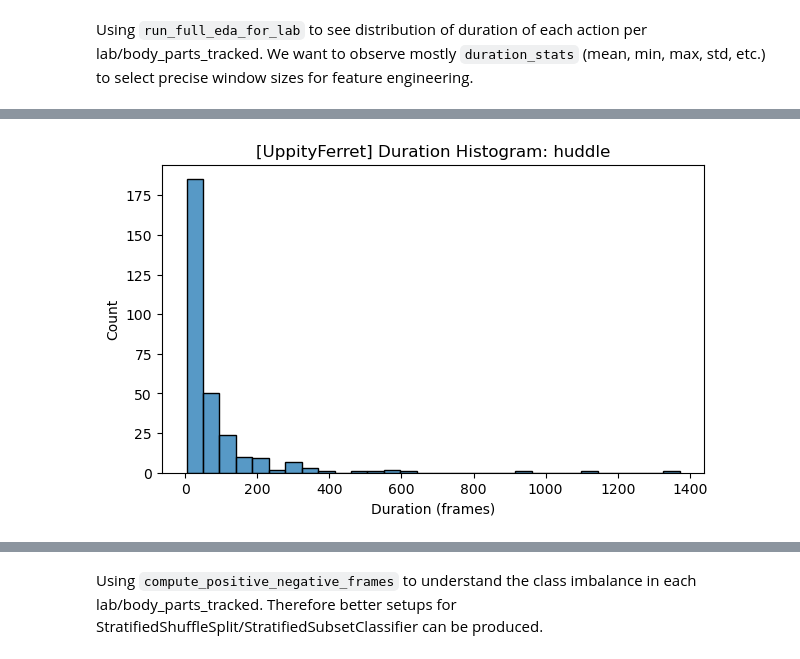
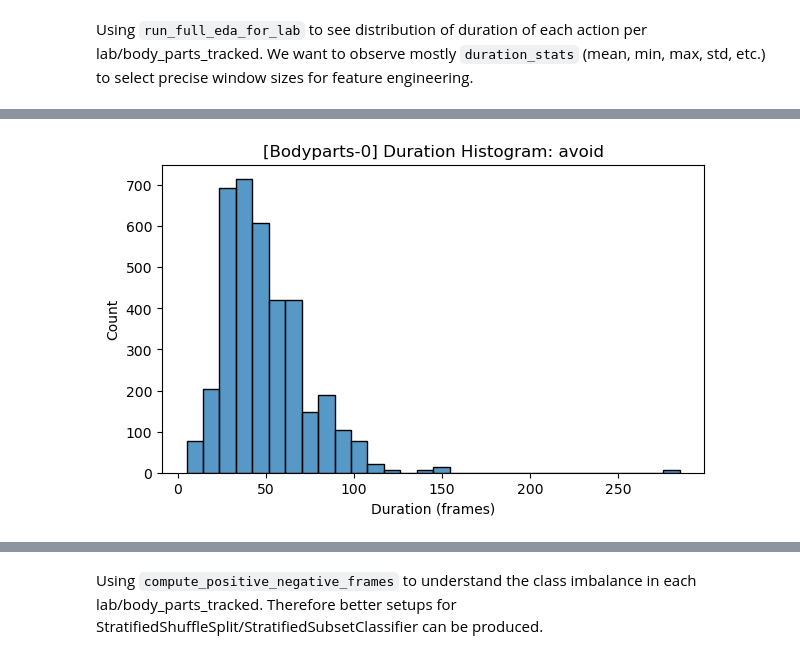
Before and after one commit to VanVu1306/social-action-recognition-in-mice, a Jupyter notebook: observe.ipynb, the cells around one changed output, grey strips where cells are left out. Drawn from its saved outputs; the diff is of its cells as text; code cells hidden in the pictures.

```diff
--- a/observe.ipynb
+++ b/observe.ipynb
@@ -232,5 +253,5 @@ bodyparts_combinations
 # %%
-def load_annotations_for_lab(annotation_root, lab_name):
+def load_annotations_for_lab(annotation_root, lab_name, body_parts_map=None):
     lab_dir = os.path.join(annotation_root, lab_name)
     pq_files = glob(os.path.join(lab_dir, "*.parquet"))
 
@@ -246,6 +267,14 @@ def load_annotations_for_lab(annotation_root, lab_name):
 
     ann = pd.concat(rows, ignore_index=True)
     ann["duration"] = ann["stop_frame"] - ann["start_frame"] + 1
+
+    # Inject body parts info (optional)
+    if body_parts_map is not None:
+        for combo, labs in body_parts_map.items():
+            if lab_name in labs:
+                ann["body_parts_tracked"] = [list(combo)] * len(ann)
+                break
+
     return ann
 # %% [markdown]
 ### 2.1. Action Duration Stats
@@ -295,52 +324,72 @@ def compute_imbalance(ann):
            .to_frame()
     )
     total = pos["positive_frames"].sum()
-    pos["percent_of_all_actions"] = pos["positive_frames"] / total * 100
+    pos["positive_rate_of_all_actions"] = pos["positive_frames"] / total * 100
     return pos
 # %%
-def plot_positive_frames(imbalance_df, lab_name):
+def plot_positive_frames_rate(imbalance_df, group_name):
     df = imbalance_df.reset_index()
+
     plt.figure(figsize=(14, 5))
-    sns.barplot(data=df, x="action", y="positive_frames")
+    sns.barplot(data=df, x="action", y="positive_rate_of_all_actions")
     plt.xticks(rotation=50)
-    plt.title(f"[{lab_name}] Positive Frame Count per Action")
+    plt.title(f"[{group_name}] Positive Frame Rate per Action")
+    plt.ylabel("Positive Frame Rate (%)")
     plt.show()
 # %% [markdown]
 ### Run full EDA per lab
 # %% [markdown]
 Using `run_full_eda_for_lab` to see distribution of duration of each action per lab/body_parts_tracked. We want to observe mostly `duration_stats` (mean, min, max, std, etc.) to select precise window sizes for feature engineering.
 # %%
-def run_full_eda_for_lab(annotation_path,lab_name):
-    print(f"\n==============================")
-    print(f"       LAB: {lab_name}")
-    print(f"==============================\n")
+def run_eda_by_bodyparts(annotation_root, train_csv):
+    bp_map = build_bodyparts_to_labs_map(train_csv)
+    results = {}
 
-    ann = load_annotations_for_lab(annotation_path, lab_name)
+    for idx, (combo, labs) in enumerate(bp_map.items()):
+        print("\n=================================================")
+        print(f"  BODY PARTS CONFIG: {list(combo)}")
+        print(f"  Labs included: {labs}")
+        print("=================================================\n")
 
-    # 1. Duration stats
-    duration_stats = compute_duration_stats(ann)
-    print("\n--- Duration Stats (per action) ---\n")
-    print(duration_stats)
+        group_name = f"Bodyparts-{idx}"
 
-    # 2. Duration boxplot
-    plot_action_duration_boxplot(ann, lab_name)
+        # Load all labs together
+        ann_list = []
+        for lab in labs:
+            ann_list.append(load_annotations_for_lab(annotation_root, lab))
 
-    # 3. Histograms
-    plot_histograms(ann, lab_name)
+        combined_ann = pd.concat(ann_list, ignore_index=True)
 
-    # 4. Class imbalance stats
-    imbalance_df = compute_imbalance(ann)
-    print("\n--- Class Imbalance (per action) ---\n")
-    print(imbalance_df)
+        print(f"Total annotations in this group: {len(combined_ann)}")
 
-    # 5. Barplot
-    plot_positive_frames(imbalance_df, lab_name)
+        # --- Run all EDA steps on combined data only ---
+        # 1. Duration stats
+        duration_stats = compute_duration_stats(combined_ann)
+        print("\n--- Duration Stats (Combined) ---\n")
+        print(duration_stats)
 
-    return {
-        "ann": ann,
-        "duration_stats": duration_stats,
-        "imbalance": imbalance_df
-    }
+        # 2. Duration boxplot and histogram
+        plot_action_duration_boxplot(combined_ann, group_name)
+        plot_histograms(combined_ann, group_name)
 
-run_full_eda_for_lab(train_annotation_path, "UppityFerret")
+        # 3. Class imbalance stats
+        imbalance_df = compute_imbalance(combined_ann)
+        print("\n--- Class Imbalance (Combined) ---\n")
+        print(imbalance_df)
+
+        # 4. Barplot
+        plot_positive_frames_rate(imbalance_df, group_name)
+
+        # Save results
+        results[combo] = {
+            "labs": labs,
+            "ann": combined_ann,
+            "duration_stats": duration_stats,
+            "imbalance": imbalance_df
+        }
+
+    return results
+
+
+run_eda_by_bodyparts(train_annotation_path, train_csv_final)
 # %% [output]
@@ -367 +416 @@ huddle                     10.0
-[figure, old version]
+[figure, new version]
```
Also changed, not shown: parts of 6 cells of this notebook.
